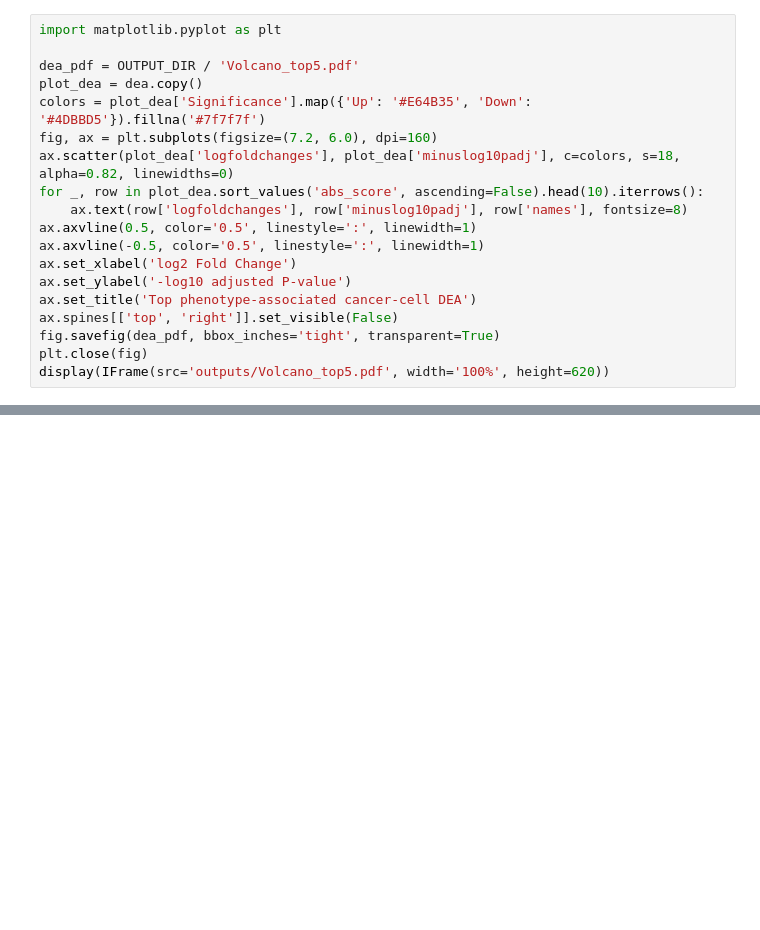
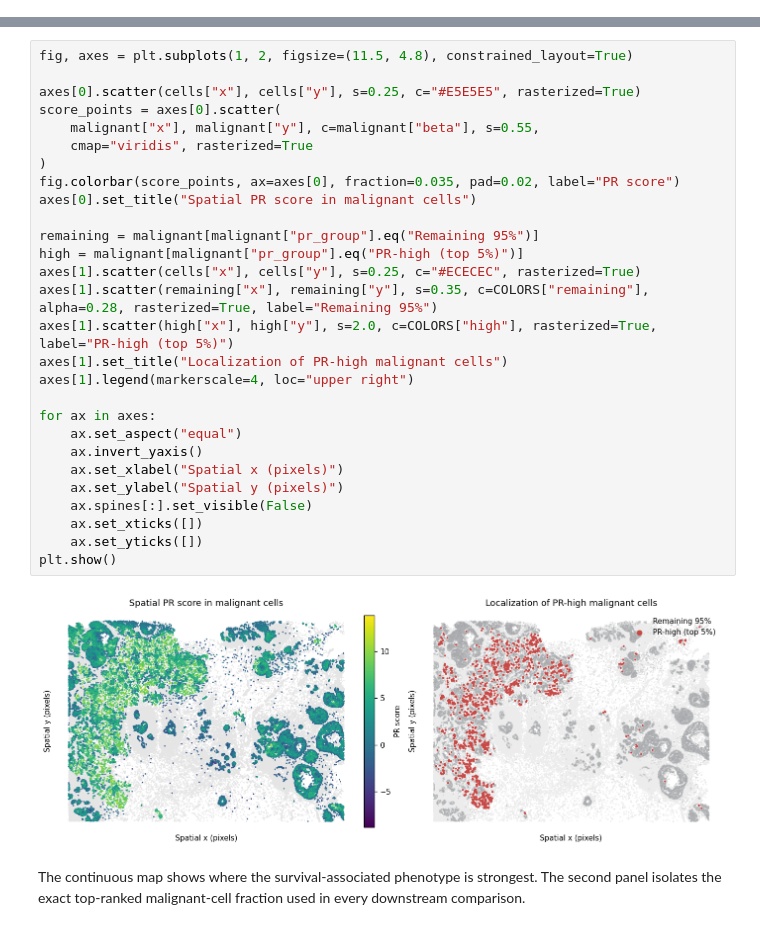
Before and after one commit to shuailinxue/PhenoMap, a Jupyter notebook: docs/source/tutorials/04_clinical_phenotype_analysis/index.ipynb, the cells around one changed output, grey strips where cells are left out. Cells and saved outputs as stored; diff of their text form; blank space fills up the shorter version.

Commit message:
Rebuild clinical phenotype tutorial

```diff
--- a/docs/source/tutorials/04_clinical_phenotype_analysis/index.ipynb
+++ b/docs/source/tutorials/04_clinical_phenotype_analysis/index.ipynb
@@ -104,19 +0,0 @@ dea.head(12)
-# %%
-import matplotlib.pyplot as plt
-
-dea_pdf = OUTPUT_DIR / 'Volcano_top5.pdf'
-plot_dea = dea.copy()
-colors = plot_dea['Significance'].map({'Up': '#E64B35', 'Down': '#4DBBD5'}).fillna('#7f7f7f')
-fig, ax = plt.subplots(figsize=(7.2, 6.0), dpi=160)
-ax.scatter(plot_dea['logfoldchanges'], plot_dea['minuslog10padj'], c=colors, s=18, alpha=0.82, linewidths=0)
-for _, row in plot_dea.sort_values('abs_score', ascending=False).head(10).iterrows():
-    ax.text(row['logfoldchanges'], row['minuslog10padj'], row['names'], fontsize=8)
-ax.axvline(0.5, color='0.5', linestyle=':', linewidth=1)
-ax.axvline(-0.5, color='0.5', linestyle=':', linewidth=1)
-ax.set_xlabel('log2 Fold Change')
-ax.set_ylabel('-log10 adjusted P-value')
-ax.set_title('Top phenotype-associated cancer-cell DEA')
-ax.spines[['top', 'right']].set_visible(False)
-fig.savefig(dea_pdf, bbox_inches='tight', transparent=True)
-plt.close(fig)
-display(IFrame(src='outputs/Volcano_top5.pdf', width='100%', height=620))
@@ -334,0 +120,32 @@ GSE7390 MFS
+# %%
+fig, axes = plt.subplots(1, 2, figsize=(11.5, 4.8), constrained_layout=True)
+
+axes[0].scatter(cells["x"], cells["y"], s=0.25, c="#E5E5E5", rasterized=True)
+score_points = axes[0].scatter(
+    malignant["x"], malignant["y"], c=malignant["beta"], s=0.55,
+    cmap="viridis", rasterized=True
+)
+fig.colorbar(score_points, ax=axes[0], fraction=0.035, pad=0.02, label="PR score")
+axes[0].set_title("Spatial PR score in malignant cells")
+
+remaining = malignant[malignant["pr_group"].eq("Remaining 95%")]
+high = malignant[malignant["pr_group"].eq("PR-high (top 5%)")]
+axes[1].scatter(cells["x"], cells["y"], s=0.25, c="#ECECEC", rasterized=True)
+axes[1].scatter(remaining["x"], remaining["y"], s=0.35, c=COLORS["remaining"], alpha=0.28, rasterized=True, label="Remaining 95%")
+axes[1].scatter(high["x"], high["y"], s=2.0, c=COLORS["high"], rasterized=True, label="PR-high (top 5%)")
+axes[1].set_title("Localization of PR-high malignant cells")
+axes[1].legend(markerscale=4, loc="upper right")
+
+for ax in axes:
+    ax.set_aspect("equal")
+    ax.invert_yaxis()
+    ax.set_xlabel("Spatial x (pixels)")
+    ax.set_ylabel("Spatial y (pixels)")
+    ax.spines[:].set_visible(False)
+    ax.set_xticks([])
+    ax.set_yticks([])
+plt.show()
+# %% [output]
+[figure, added]
+# %% [markdown]
+The continuous map shows where the survival-associated phenotype is strongest. The second panel isolates the exact top-ranked malignant-cell fraction used in every downstream comparison.
```
Also changed, not shown: parts of 42 cells of this notebook, 4 other files.
